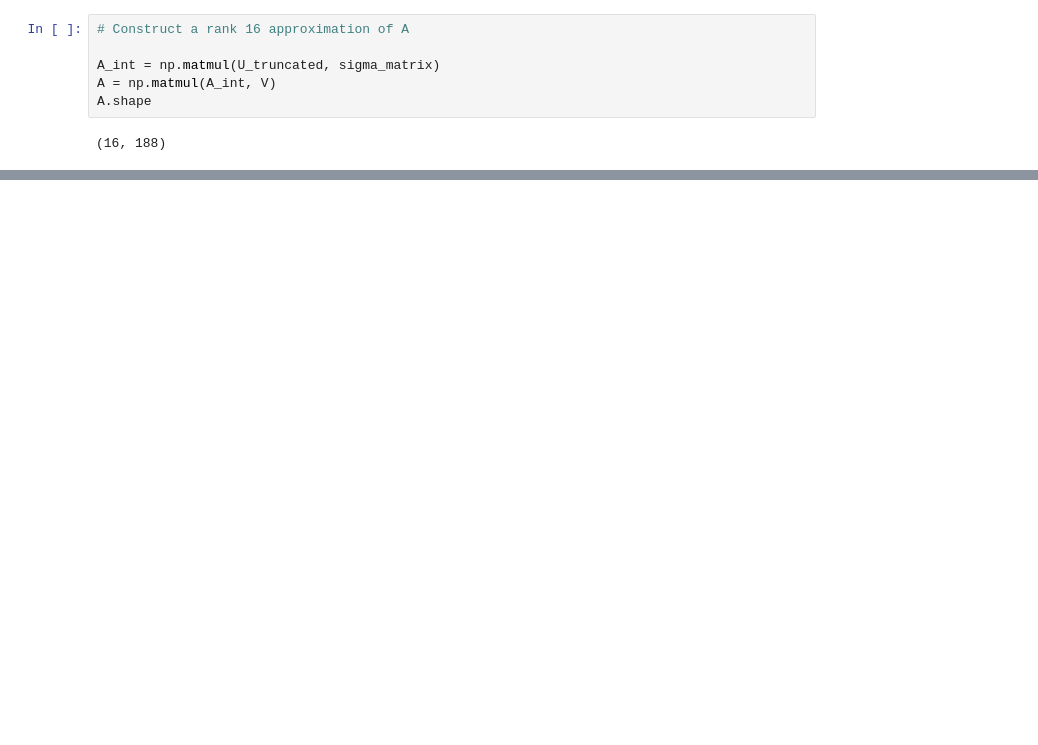
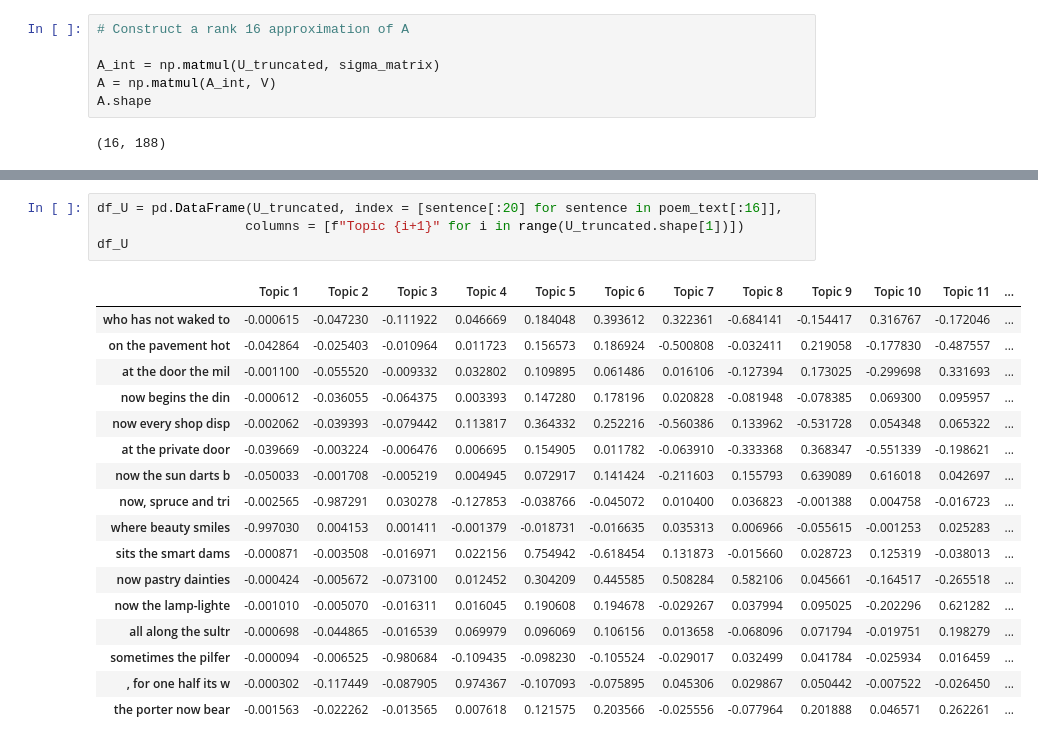
Before and after one commit to zaynpatel/LTA2061, a Jupyter notebook: PracticeLSA.ipynb, the cells around one changed output, grey strips where cells are left out. Cells and saved outputs as stored; diff of their text form; blank space fills up the shorter version.

```diff
--- a/PracticeLSA.ipynb
+++ b/PracticeLSA.ipynb
@@ -280,0 +294,22 @@ A.shape
+# %%
+df_U = pd.DataFrame(U_truncated, index = [sentence[:20] for sentence in poem_text[:16]],
+                   columns = [f"Topic {i+1}" for i in range(U_truncated.shape[1])])
+df_U
+# %% [output]
+|  | Topic 1 | Topic 2 | Topic 3 | Topic 4 | Topic 5 | Topic 6 | Topic 7 | Topic 8 | Topic 9 | Topic 10 | Topic 11 | ... |
+| who has not waked to | -0.000615 | -0.047230 | -0.111922 | 0.046669 | 0.184048 | 0.393612 | 0.322361 | -0.684141 | -0.154417 | 0.316767 | -0.172046 | ... |
+| on the pavement hot | -0.042864 | -0.025403 | -0.010964 | 0.011723 | 0.156573 | 0.186924 | -0.500808 | -0.032411 | 0.219058 | -0.177830 | -0.487557 | ... |
+| at the door the mil | -0.001100 | -0.055520 | -0.009332 | 0.032802 | 0.109895 | 0.061486 | 0.016106 | -0.127394 | 0.173025 | -0.299698 | 0.331693 | ... |
+| now begins the din | -0.000612 | -0.036055 | -0.064375 | 0.003393 | 0.147280 | 0.178196 | 0.020828 | -0.081948 | -0.078385 | 0.069300 | 0.095957 | ... |
+| now every shop disp | -0.002062 | -0.039393 | -0.079442 | 0.113817 | 0.364332 | 0.252216 | -0.560386 | 0.133962 | -0.531728 | 0.054348 | 0.065322 | ... |
+| at the private door | -0.039669 | -0.003224 | -0.006476 | 0.006695 | 0.154905 | 0.011782 | -0.063910 | -0.333368 | 0.368347 | -0.551339 | -0.198621 | ... |
+| now the sun darts b | -0.050033 | -0.001708 | -0.005219 | 0.004945 | 0.072917 | 0.141424 | -0.211603 | 0.155793 | 0.639089 | 0.616018 | 0.042697 | ... |
+| now, spruce and tri | -0.002565 | -0.987291 | 0.030278 | -0.127853 | -0.038766 | -0.045072 | 0.010400 | 0.036823 | -0.001388 | 0.004758 | -0.016723 | ... |
+| where beauty smiles | -0.997030 | 0.004153 | 0.001411 | -0.001379 | -0.018731 | -0.016635 | 0.035313 | 0.006966 | -0.055615 | -0.001253 | 0.025283 | ... |
+| sits the smart dams | -0.000871 | -0.003508 | -0.016971 | 0.022156 | 0.754942 | -0.618454 | 0.131873 | -0.015660 | 0.028723 | 0.125319 | -0.038013 | ... |
+| now pastry dainties | -0.000424 | -0.005672 | -0.073100 | 0.012452 | 0.304209 | 0.445585 | 0.508284 | 0.582106 | 0.045661 | -0.164517 | -0.265518 | ... |
+| now the lamp-lighte | -0.001010 | -0.005070 | -0.016311 | 0.016045 | 0.190608 | 0.194678 | -0.029267 | 0.037994 | 0.095025 | -0.202296 | 0.621282 | ... |
+| all along the sultr | -0.000698 | -0.044865 | -0.016539 | 0.069979 | 0.096069 | 0.106156 | 0.013658 | -0.068096 | 0.071794 | -0.019751 | 0.198279 | ... |
+| sometimes the pilfer | -0.000094 | -0.006525 | -0.980684 | -0.109435 | -0.098230 | -0.105524 | -0.029017 | 0.032499 | 0.041784 | -0.025934 | 0.016459 | ... |
+| , for one half its w | -0.000302 | -0.117449 | -0.087905 | 0.974367 | -0.107093 | -0.075895 | 0.045306 | 0.029867 | 0.050442 | -0.007522 | -0.026450 | ... |
+| the porter now bear | -0.001563 | -0.022262 | -0.013565 | 0.007618 | 0.121575 | 0.203566 | -0.025556 | -0.077964 | 0.201888 | 0.046571 | 0.262261 | ... |
```
Also changed, not shown: parts of 5 cells of this notebook.
